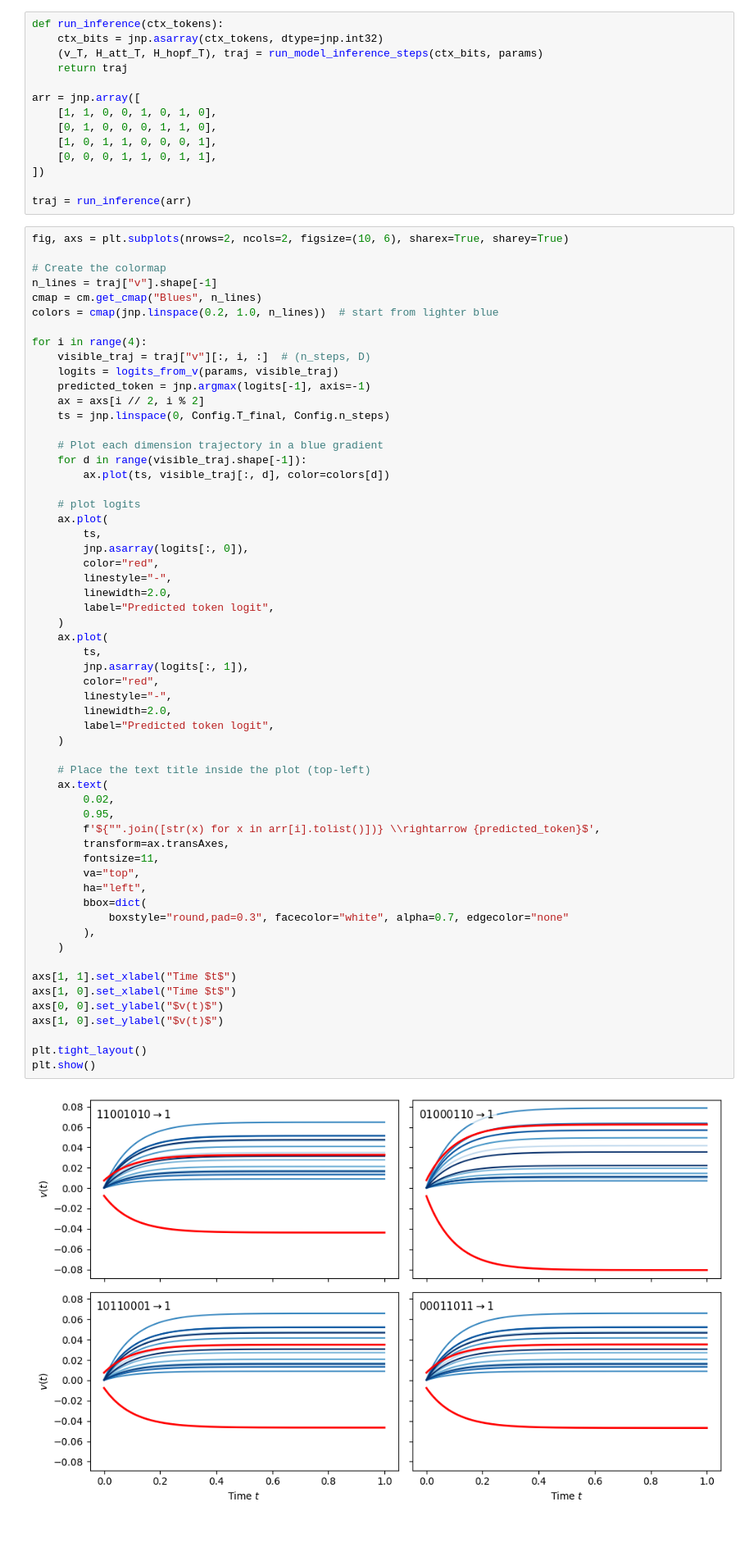
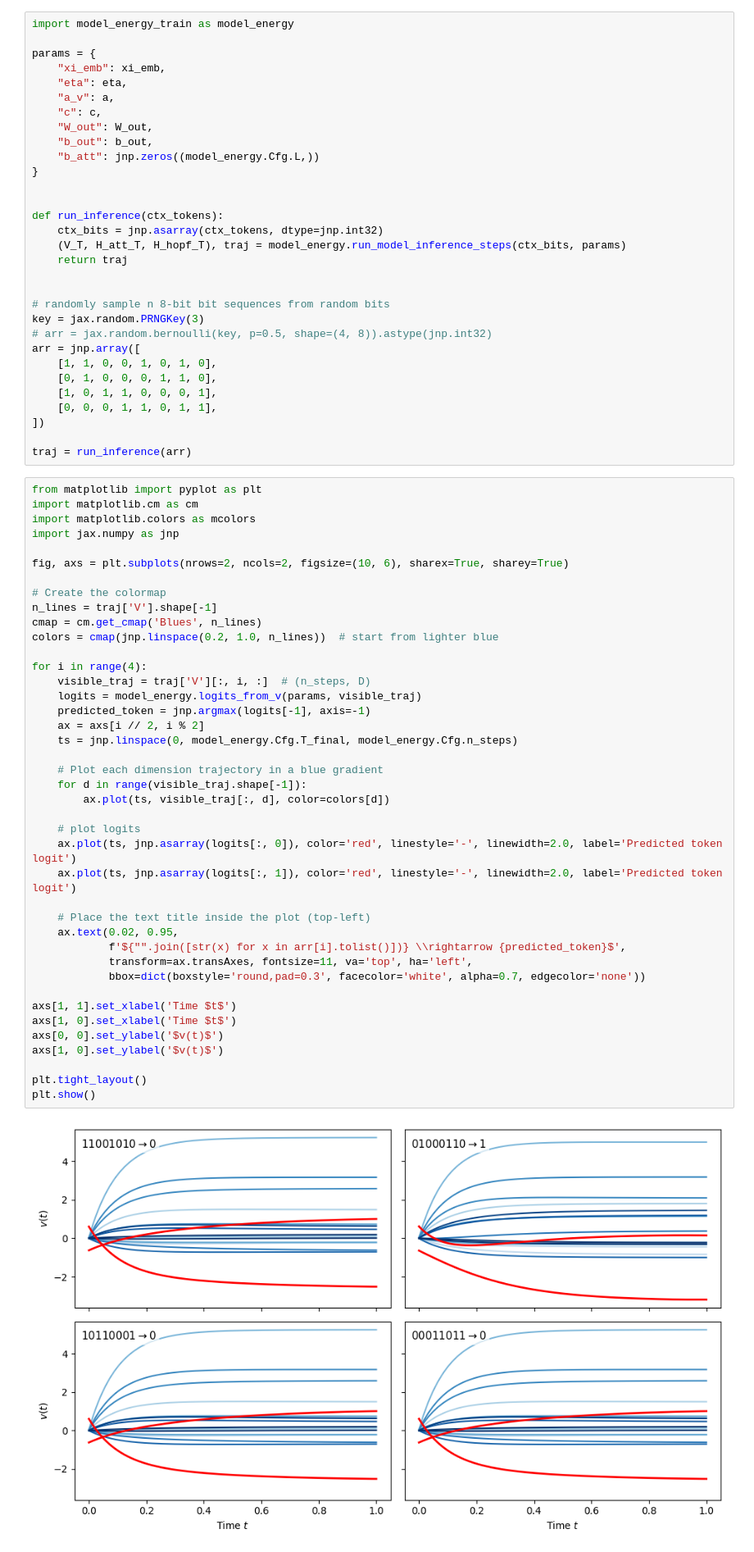
Before and after one commit to mbacvanski/analog-denseam, a Jupyter notebook: make_plots.ipynb, the cells around one changed output. Shown at 82% size. Cells and saved outputs as stored; diff of their text form.

Commit message:
Revert "Refactor training code"

```diff
--- a/make_plots.ipynb
+++ b/make_plots.ipynb
@@ -14,9 +31,26 @@ params = load_params("data/model_best.npz")
 # %%
+import model_energy_train as model_energy
+
+params = {
+    "xi_emb": xi_emb,
+    "eta": eta,
+    "a_v": a,
+    "c": c,
+    "W_out": W_out,
+    "b_out": b_out,
+    "b_att": jnp.zeros((model_energy.Cfg.L,))
+}
+
+
 def run_inference(ctx_tokens):
     ctx_bits = jnp.asarray(ctx_tokens, dtype=jnp.int32)
-    (v_T, H_att_T, H_hopf_T), traj = run_model_inference_steps(ctx_bits, params)
+    (V_T, H_att_T, H_hopf_T), traj = model_energy.run_model_inference_steps(ctx_bits, params)
     return traj
 
+
+# randomly sample n 8-bit bit sequences from random bits
+key = jax.random.PRNGKey(3)
+# arr = jax.random.bernoulli(key, p=0.5, shape=(4, 8)).astype(jnp.int32)
 arr = jnp.array([
     [1, 1, 0, 0, 1, 0, 1, 0],
     [0, 1, 0, 0, 0, 1, 1, 0],
@@ -26,65 +60,48 @@ arr = jnp.array([
 
 traj = run_inference(arr)
 # %%
+from matplotlib import pyplot as plt
+import matplotlib.cm as cm
+import matplotlib.colors as mcolors
+import jax.numpy as jnp
+
 fig, axs = plt.subplots(nrows=2, ncols=2, figsize=(10, 6), sharex=True, sharey=True)
 
 # Create the colormap
-n_lines = traj["v"].shape[-1]
-cmap = cm.get_cmap("Blues", n_lines)
+n_lines = traj['V'].shape[-1]
+cmap = cm.get_cmap('Blues', n_lines)
 colors = cmap(jnp.linspace(0.2, 1.0, n_lines))  # start from lighter blue
 
 for i in range(4):
-    visible_traj = traj["v"][:, i, :]  # (n_steps, D)
-    logits = logits_from_v(params, visible_traj)
+    visible_traj = traj['V'][:, i, :]  # (n_steps, D)
+    logits = model_energy.logits_from_v(params, visible_traj)
     predicted_token = jnp.argmax(logits[-1], axis=-1)
     ax = axs[i // 2, i % 2]
-    ts = jnp.linspace(0, Config.T_final, Config.n_steps)
+    ts = jnp.linspace(0, model_energy.Cfg.T_final, model_energy.Cfg.n_steps)
 
     # Plot each dimension trajectory in a blue gradient
     for d in range(visible_traj.shape[-1]):
         ax.plot(ts, visible_traj[:, d], color=colors[d])
 
     # plot logits
-    ax.plot(
-        ts,
-        jnp.asarray(logits[:, 0]),
-        color="red",
-        linestyle="-",
-        linewidth=2.0,
-        label="Predicted token logit",
-    )
-    ax.plot(
-        ts,
-        jnp.asarray(logits[:, 1]),
-        color="red",
-        linestyle="-",
-        linewidth=2.0,
-        label="Predicted token logit",
-    )
+    ax.plot(ts, jnp.asarray(logits[:, 0]), color='red', linestyle='-', linewidth=2.0, label='Predicted token logit')
+    ax.plot(ts, jnp.asarray(logits[:, 1]), color='red', linestyle='-', linewidth=2.0, label='Predicted token logit')
 
     # Place the text title inside the plot (top-left)
-    ax.text(
-        0.02,
-        0.95,
-        f'${"".join([str(x) for x in arr[i].tolist()])} \\rightarrow {predicted_token}$',
-        transform=ax.transAxes,
-        fontsize=11,
-        va="top",
-        ha="left",
-        bbox=dict(
-            boxstyle="round,pad=0.3", facecolor="white", alpha=0.7, edgecolor="none"
-        ),
-    )
+    ax.text(0.02, 0.95,
+            f'${"".join([str(x) for x in arr[i].tolist()])} \\rightarrow {predicted_token}$',
+            transform=ax.transAxes, fontsize=11, va='top', ha='left',
+            bbox=dict(boxstyle='round,pad=0.3', facecolor='white', alpha=0.7, edgecolor='none'))
 
-axs[1, 1].set_xlabel("Time $t$")
-axs[1, 0].set_xlabel("Time $t$")
-axs[0, 0].set_ylabel("$v(t)$")
-axs[1, 0].set_ylabel("$v(t)$")
+axs[1, 1].set_xlabel('Time $t$')
+axs[1, 0].set_xlabel('Time $t$')
+axs[0, 0].set_ylabel('$v(t)$')
+axs[1, 0].set_ylabel('$v(t)$')
 
 plt.tight_layout()
 plt.show()
 # %% [output]
-[figure, old version]
+[figure, new version]
 # %%
 fig, axs = plt.subplots(nrows=2, ncols=2, figsize=(10, 6), sharex=True, sharey=True)
 
```
Also changed, not shown: parts of 6 cells of this notebook, 9 other files.
